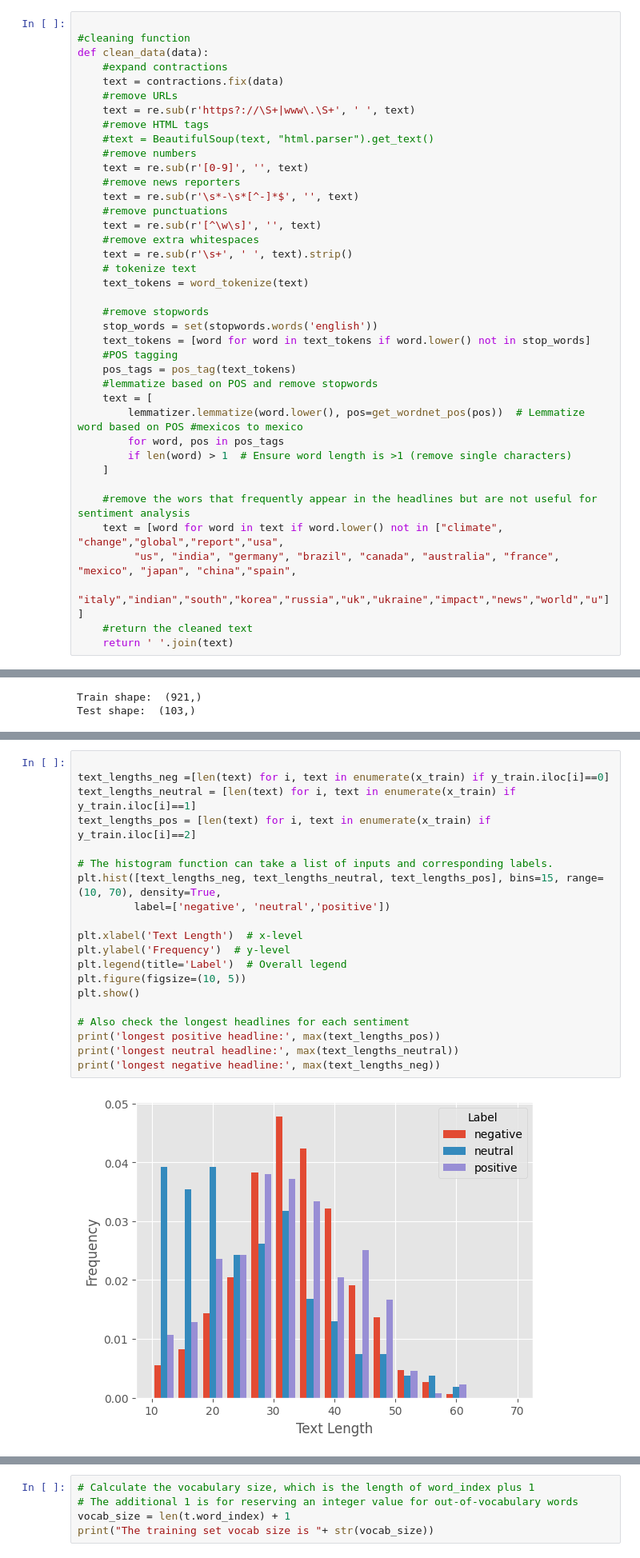
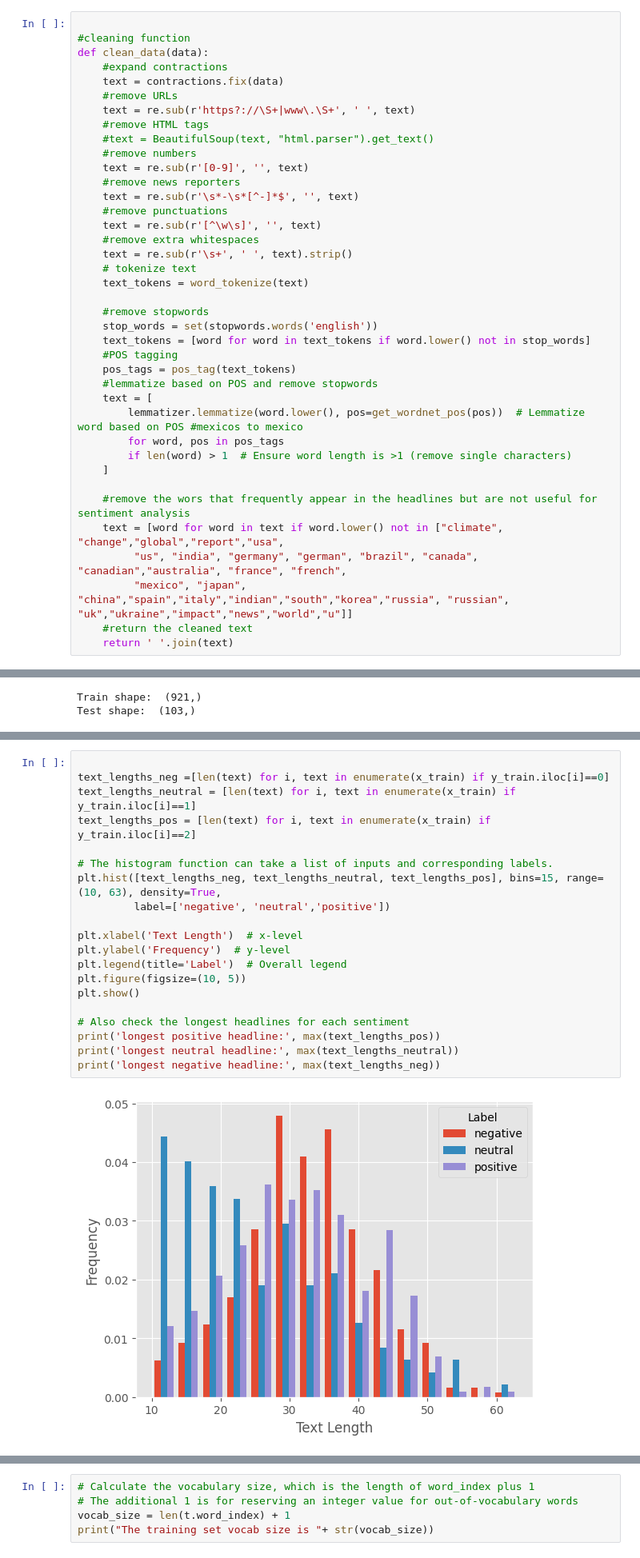
Before and after one commit to AnishD11/Sentiment-Analysis-of-Climate-Headlines, a Jupyter notebook: climate_headline.ipynb, the cells around one changed output, grey strips where cells are left out. Shown at 80% size. Saved outputs shown, nothing was run; the diff lists cells and outputs as text.

```diff
--- a/climate_headline.ipynb
+++ b/climate_headline.ipynb
@@ -144,8 +151,8 @@ def clean_data(data):
 
     #remove the wors that frequently appear in the headlines but are not useful for sentiment analysis
     text = [word for word in text if word.lower() not in ["climate", "change","global","report","usa",
-         "us", "india", "germany", "brazil", "canada", "australia", "france", "mexico", "japan", "china","spain",
-            "italy","indian","south","korea","russia","uk","ukraine","impact","news","world","u"]]
+         "us", "india", "germany", "german", "brazil", "canada", "canadian","australia", "france", "french",
+         "mexico", "japan", "china","spain","italy","indian","south","korea","russia", "russian", "uk","ukraine","impact","news","world","u"]]
     #return the cleaned text
     return ' '.join(text)
 # %%
@@ -230,25 +244,25 @@ plt.show()
 # %%
 
 text_lengths_neg =[len(text) for i, text in enumerate(x_train) if y_train.iloc[i]==0]
 text_lengths_neutral = [len(text) for i, text in enumerate(x_train) if y_train.iloc[i]==1]
 text_lengths_pos = [len(text) for i, text in enumerate(x_train) if y_train.iloc[i]==2]
 
 # The histogram function can take a list of inputs and corresponding labels.
-plt.hist([text_lengths_neg, text_lengths_neutral, text_lengths_pos], bins=15, range=(10, 70), density=True,
+plt.hist([text_lengths_neg, text_lengths_neutral, text_lengths_pos], bins=15, range=(10, 63), density=True,
          label=['negative', 'neutral','positive'])
 
 plt.xlabel('Text Length')  # x-level
 plt.ylabel('Frequency')  # y-level
 plt.legend(title='Label')  # Overall legend
 plt.figure(figsize=(10, 5))
 plt.show()
 
 # Also check the longest headlines for each sentiment
 print('longest positive headline:', max(text_lengths_pos))
 print('longest neutral headline:', max(text_lengths_neutral))
 print('longest negative headline:', max(text_lengths_neg))
 # %% [output]
-[figure, old version]
+[figure, new version]
 <Figure size 1000x500 with 0 Axes>
 longest positive headline: 61
 longest neutral headline: 61
```
Also changed, not shown: parts of 8 cells of this notebook.
